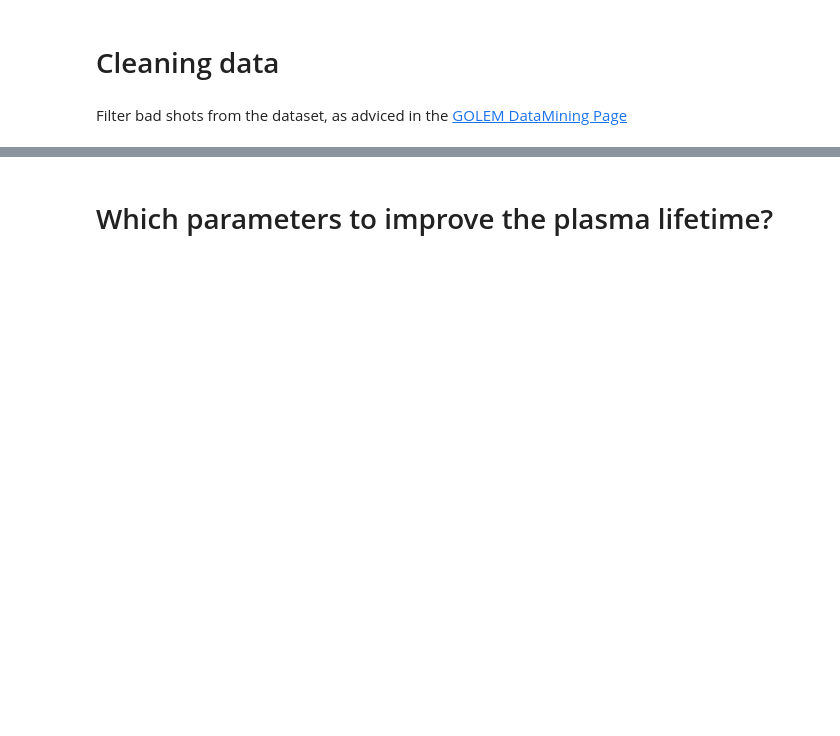
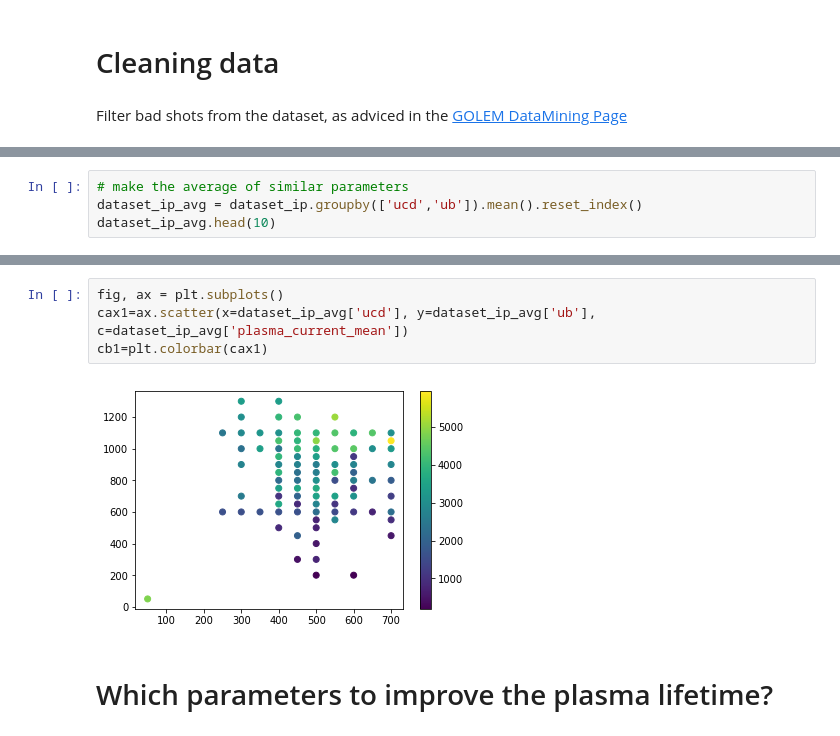
Before and after one commit to jhillairet/GOLEM, a Jupyter notebook: GOLEM_Estimating the best parameter set to maximize something.ipynb, the cells around one changed output, grey strips where cells are left out. Drawn from its saved outputs; the diff is of its cells as text; blank space fills up the shorter version.

```diff
--- a/GOLEM_Estimating the best parameter set to maximize something.ipynb
+++ b/GOLEM_Estimating the best parameter set to maximize something.ipynb
@@ -51,0 +77,4 @@ print(len(dataset))
+# %%
+# make the average of similar parameters
+dataset_ip_avg = dataset_ip.groupby(['ucd','ub']).mean().reset_index()
+dataset_ip_avg.head(10)
@@ -52,3 +93,9 @@ print(len(dataset))
+# %%
+fig, ax = plt.subplots()
+cax1=ax.scatter(x=dataset_ip_avg['ucd'], y=dataset_ip_avg['ub'], c=dataset_ip_avg['plasma_current_mean'])
+cb1=plt.colorbar(cax1)
+# %% [output]
+[figure, added]
 # %% [markdown]
 # Which parameters to improve the plasma lifetime?
 # %%
```
Also changed, not shown: parts of 14 cells of this notebook, 1 other file.
